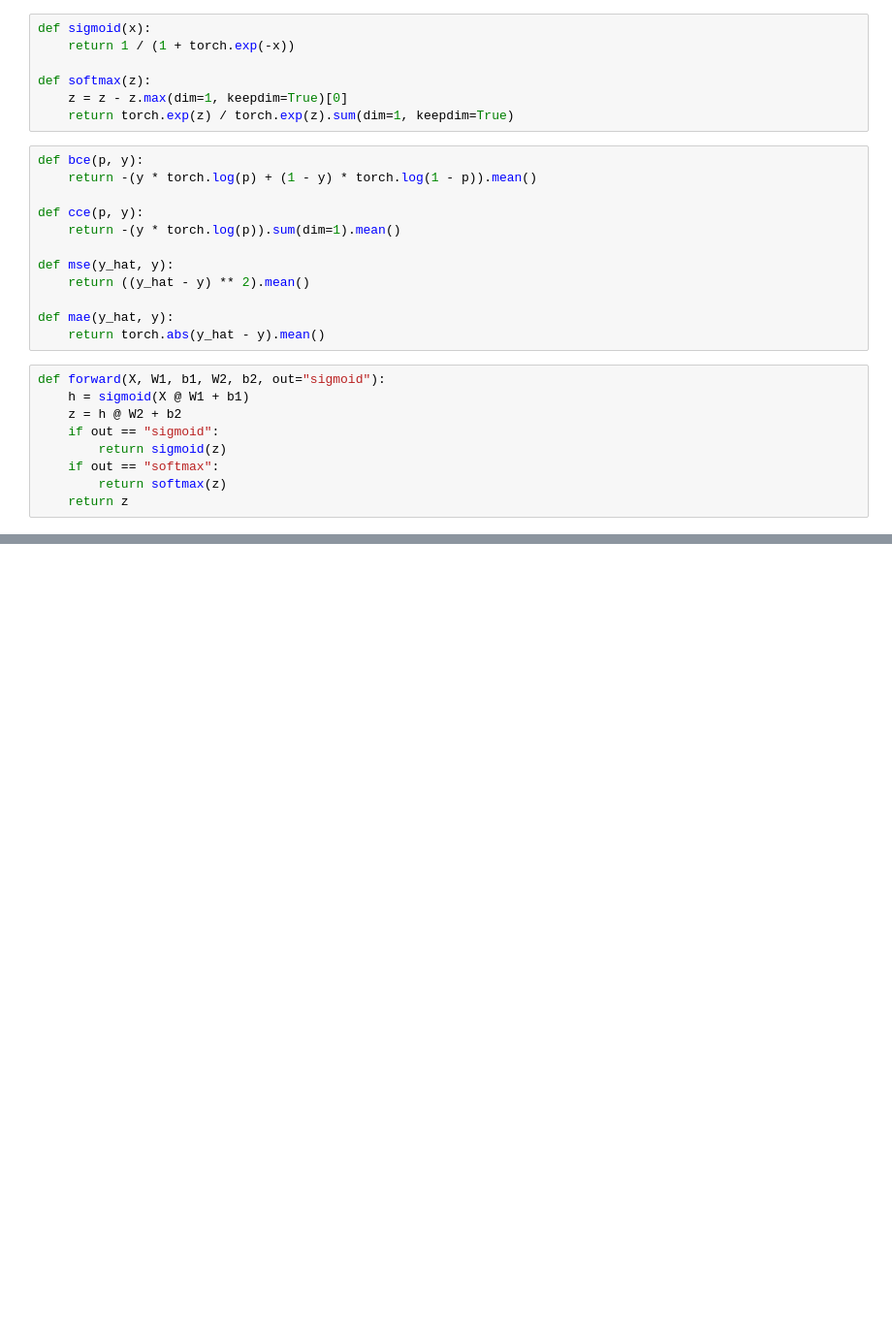
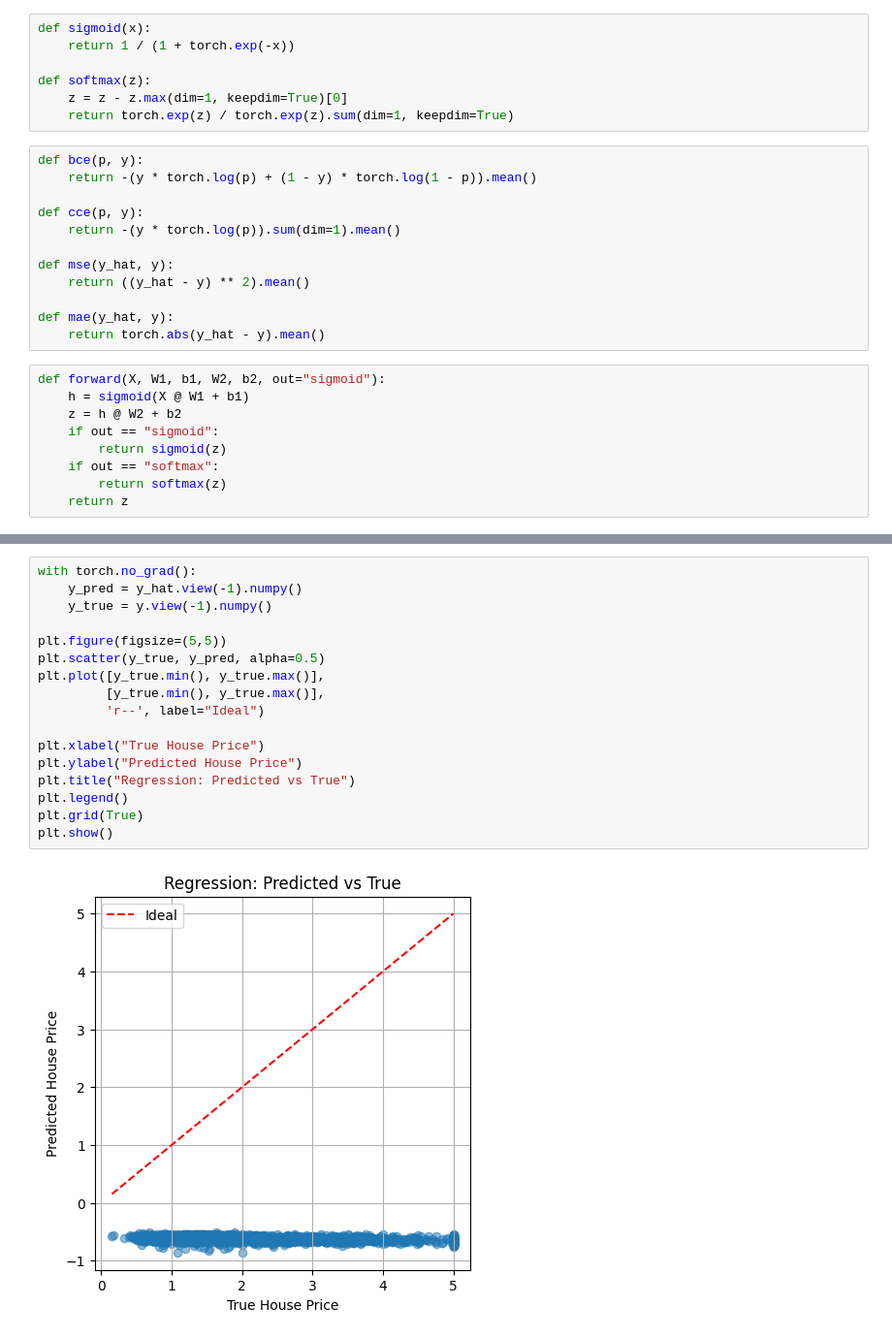
Before and after one commit to sanjaykn8/DL_Lab, a Jupyter notebook: ex2/triple.ipynb, the cells around one changed output, grey strips where cells are left out. Shown at 97% size. Cells and saved outputs as stored; diff of their text form; blank space fills up the shorter version.

```diff
--- a/ex2/triple.ipynb
+++ b/ex2/triple.ipynb
@@ -97,0 +153,19 @@ House MAE: 1.9021700620651245
+# %%
+with torch.no_grad():
+    y_pred = y_hat.view(-1).numpy()
+    y_true = y.view(-1).numpy()
+
+plt.figure(figsize=(5,5))
+plt.scatter(y_true, y_pred, alpha=0.5)
+plt.plot([y_true.min(), y_true.max()],
+         [y_true.min(), y_true.max()],
+         'r--', label="Ideal")
+
+plt.xlabel("True House Price")
+plt.ylabel("Predicted House Price")
+plt.title("Regression: Predicted vs True")
+plt.legend()
+plt.grid(True)
+plt.show()
+# %% [output]
+[figure, added]
```
Also changed, not shown: parts of 6 cells of this notebook, 3 other files.
